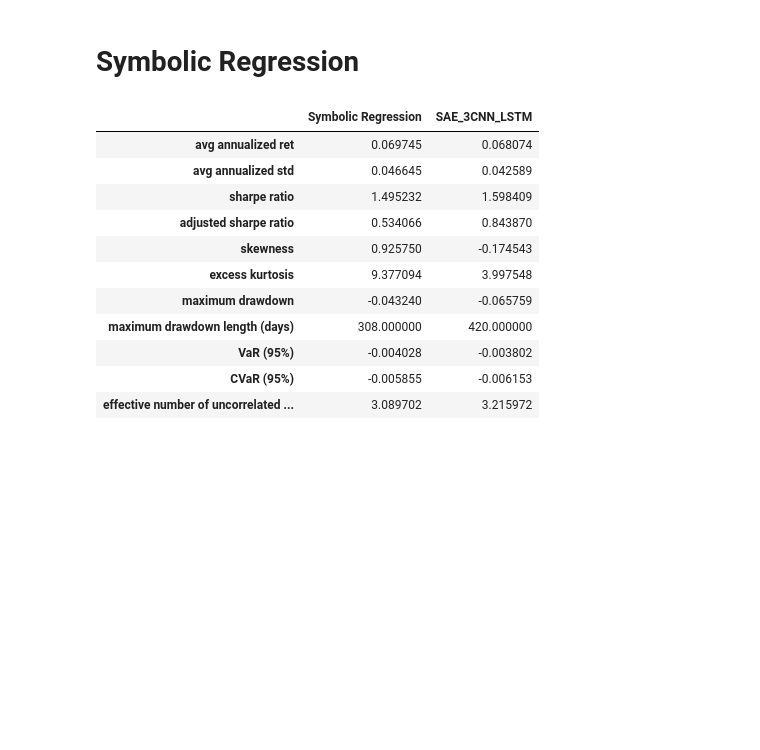
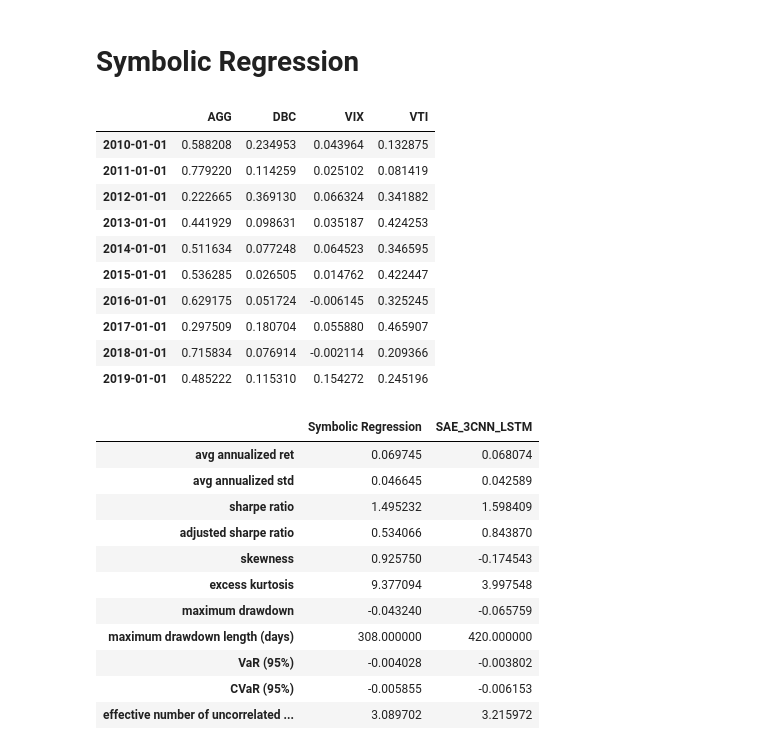
Before and after one commit to Xuanfu-lab/portfolio_optimization, a Jupyter notebook: main_4_backtest_SR.ipynb, the cells around one changed output. Saved outputs shown, nothing was run; the diff lists cells and outputs as text; code cells hidden in the pictures; blank space fills up the shorter version.

Commit message:
normalized weights

```diff
--- a/main_4_backtest_SR.ipynb
+++ b/main_4_backtest_SR.ipynb
@@ -52,6 +52,21 @@ DBC = ((((Mkt_RF * ((-0.008375801 / SMB) + (HML / (-0.008375801 - 0.24041964))))
 VIX = (-0.009205342 / (((-0.29511827 + CMA) + Mkt_RF) - ((SMB * 1.3917743) + 0.10031292)))
 VTI = (0.19678046 / ((0.55597466 - SMB) + (((RMW * ((HML - CMA) / CMA)) + SMB) / 0.29991513)))
 SR_weight_wide = pd.DataFrame({"AGG": AGG, "DBC": DBC, "VIX": VIX, "VTI": VTI})
+SR_weight_wide = SR_weight_wide.divide(SR_weight_wide.sum(axis=1), axis=0) # normalize so that weight sums to 1
+# %%
+SR_weight_wide.divide(SR_weight_wide.sum(axis=1), axis=0)
+# %% [output]
+|  | AGG | DBC | VIX | VTI |
+| 2010-01-01 | 0.588208 | 0.234953 | 0.043964 | 0.132875 |
+| 2011-01-01 | 0.779220 | 0.114259 | 0.025102 | 0.081419 |
+| 2012-01-01 | 0.222665 | 0.369130 | 0.066324 | 0.341882 |
+| 2013-01-01 | 0.441929 | 0.098631 | 0.035187 | 0.424253 |
+| 2014-01-01 | 0.511634 | 0.077248 | 0.064523 | 0.346595 |
+| 2015-01-01 | 0.536285 | 0.026505 | 0.014762 | 0.422447 |
+| 2016-01-01 | 0.629175 | 0.051724 | -0.006145 | 0.325245 |
+| 2017-01-01 | 0.297509 | 0.180704 | 0.055880 | 0.465907 |
+| 2018-01-01 | 0.715834 | 0.076914 | -0.002114 | 0.209366 |
+| 2019-01-01 | 0.485222 | 0.115310 | 0.154272 | 0.245196 |
 # %%
 # Repeat each row and concatenate them
 SR_daily_weights_wide = pd.DataFrame()
```
